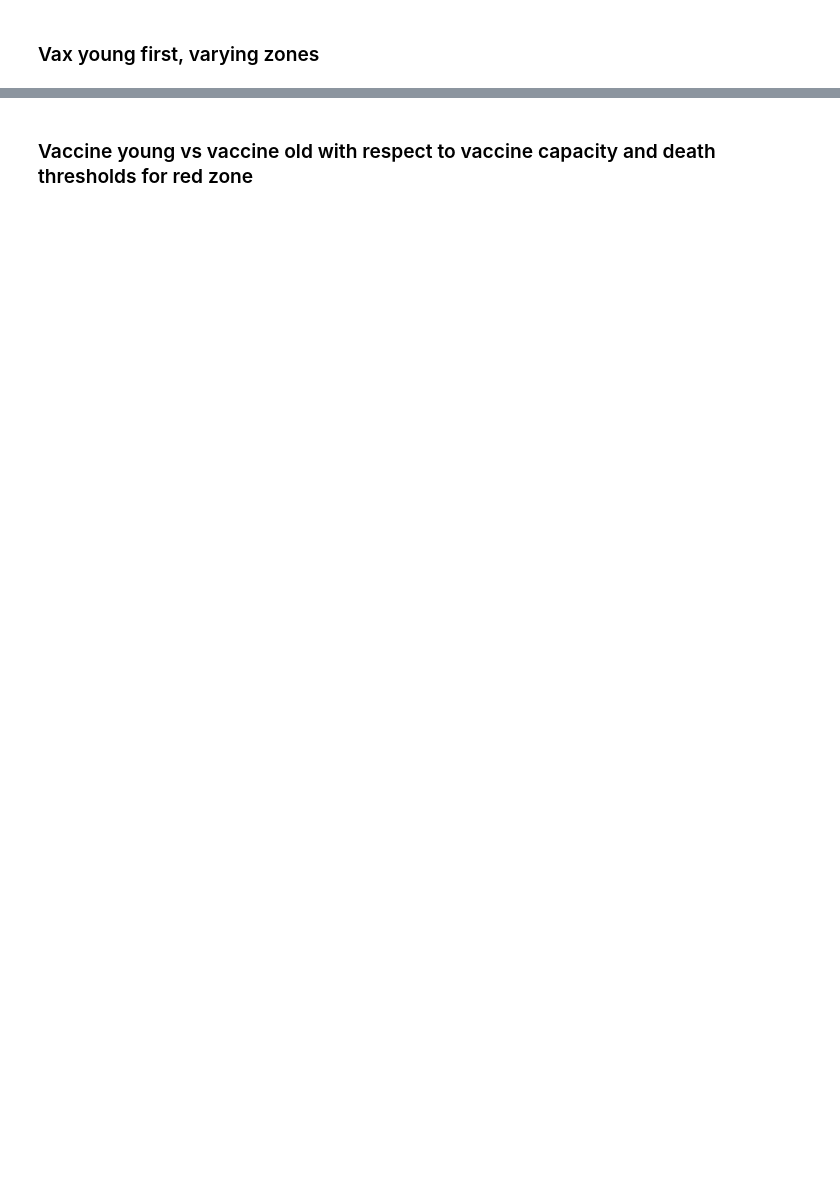
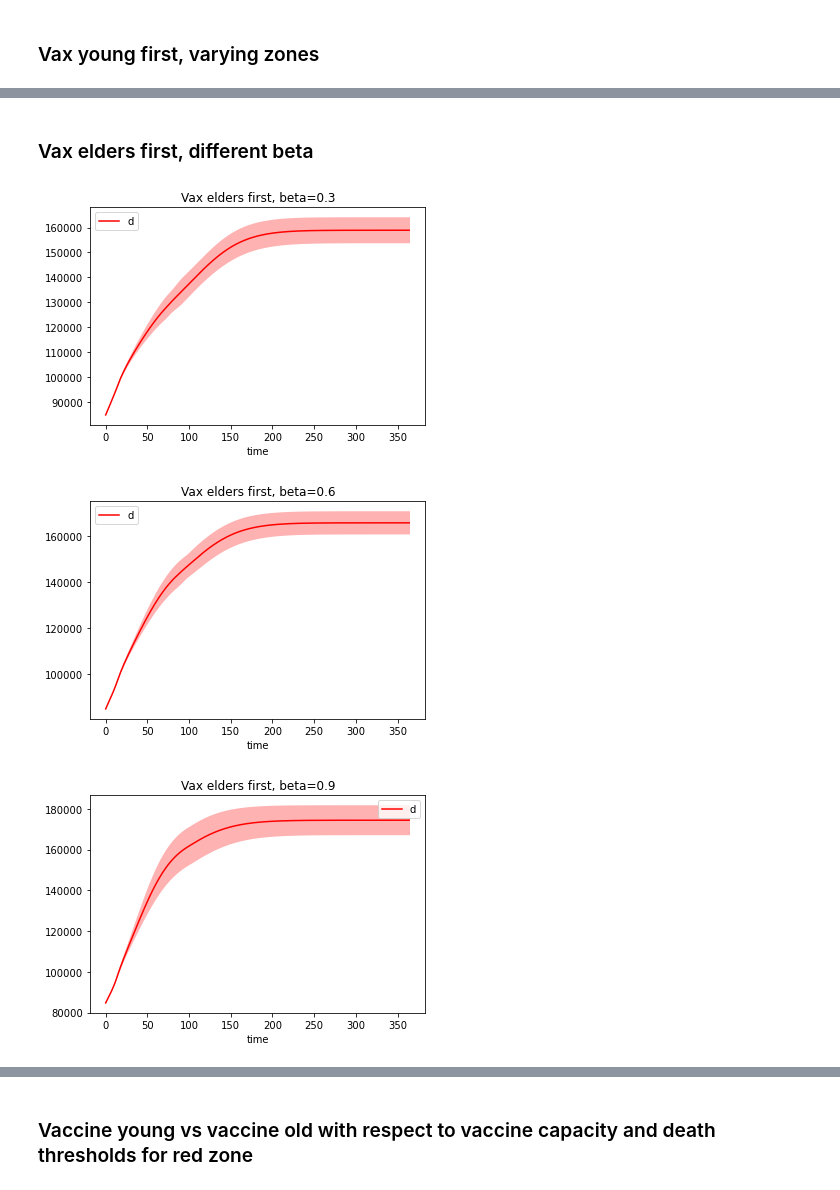
Before and after one commit to earendil94/vaccine-simul, a Jupyter notebook: notebook/Exam.ipynb, the cells around one changed output, grey strips where cells are left out. Drawn from its saved outputs; the diff is of its cells as text; code cells hidden in the pictures; blank space fills up the shorter version.

```diff
--- a/notebook/Exam.ipynb
+++ b/notebook/Exam.ipynb
@@ -432,0 +477,26 @@ plt.savefig("Presentation/Images/daily_deaths_comparison")
+# %%
+days = 365
+
+omega_pack_young = []
+
+for om in np.array([0.7/365,1.4/365,2/365]):
+    sol,sol_sigma = simul_sirri(50, days, omega=om, vax_policy=vax_young_first, K_t=variable_zones)
+    agg, agg_sigma = plot_sirri_aggr(sol, sol_sigma, bins, "Vax elders first, omega="+str(om), 'd')
+    pack = pack_aggr_data(agg, agg_sigma, "Omega="+str(om))
+    omega_pack_young.append(pack)
+# %% [markdown]
+### Vax elders first, different beta
+# %%
+days = 365
+
+beta_pack_elders = []
+
+for bet in np.array([0.3,0.6,0.9]):
+    sol,sol_sigma = simul_sirri(50, days, beta=bet, vax_policy=vax_old_first, K_t=variable_zones)
+    agg, agg_sigma = plot_sirri_aggr(sol, sol_sigma, bins, "Vax elders first, beta="+str(bet), 'd')
+    pack = pack_aggr_data(agg, agg_sigma, "Beta="+str(bet))
+    beta_pack_elders.append(pack)
+# %% [output]
+[figure, added]
+[figure, added]
+[figure, added]
```
Also changed, not shown: parts of 24 cells of this notebook.
